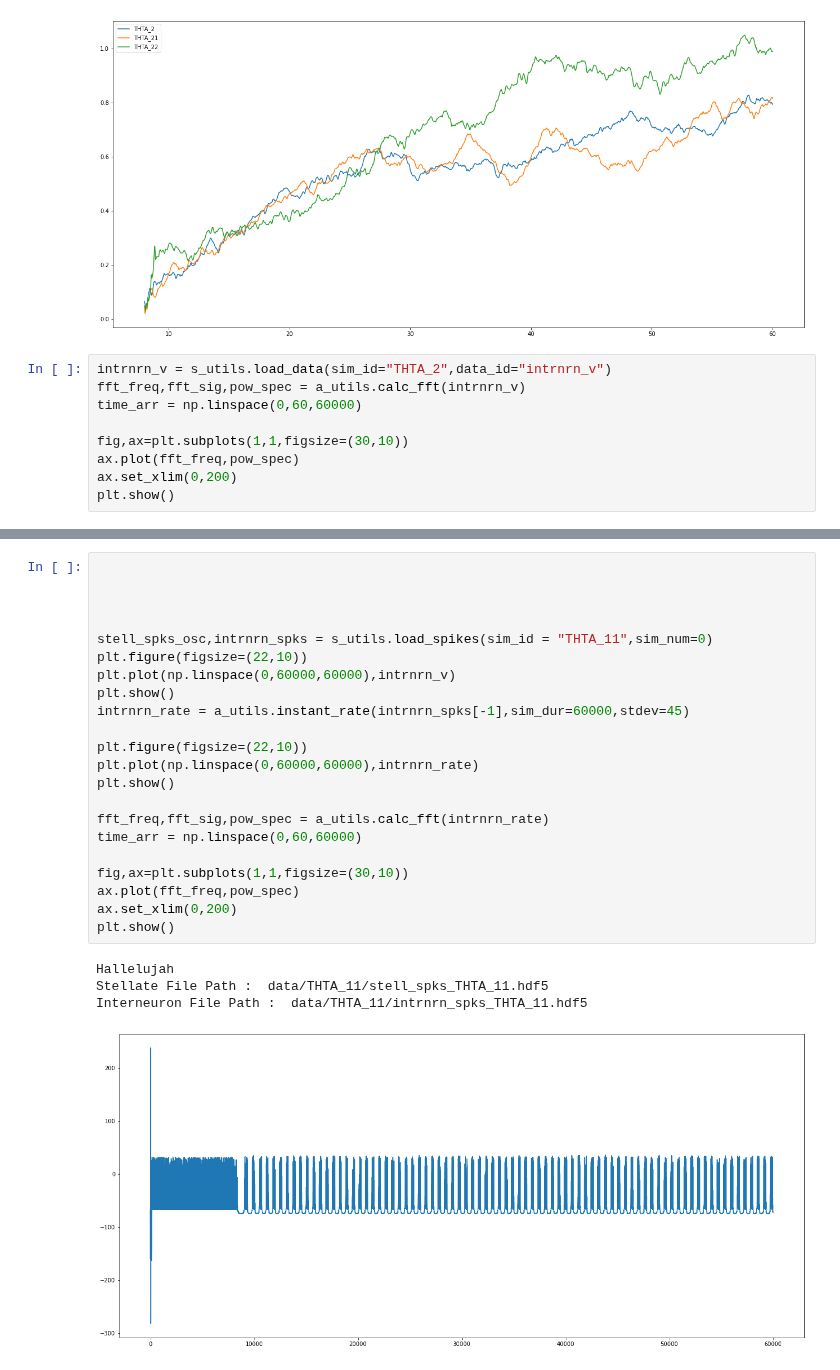
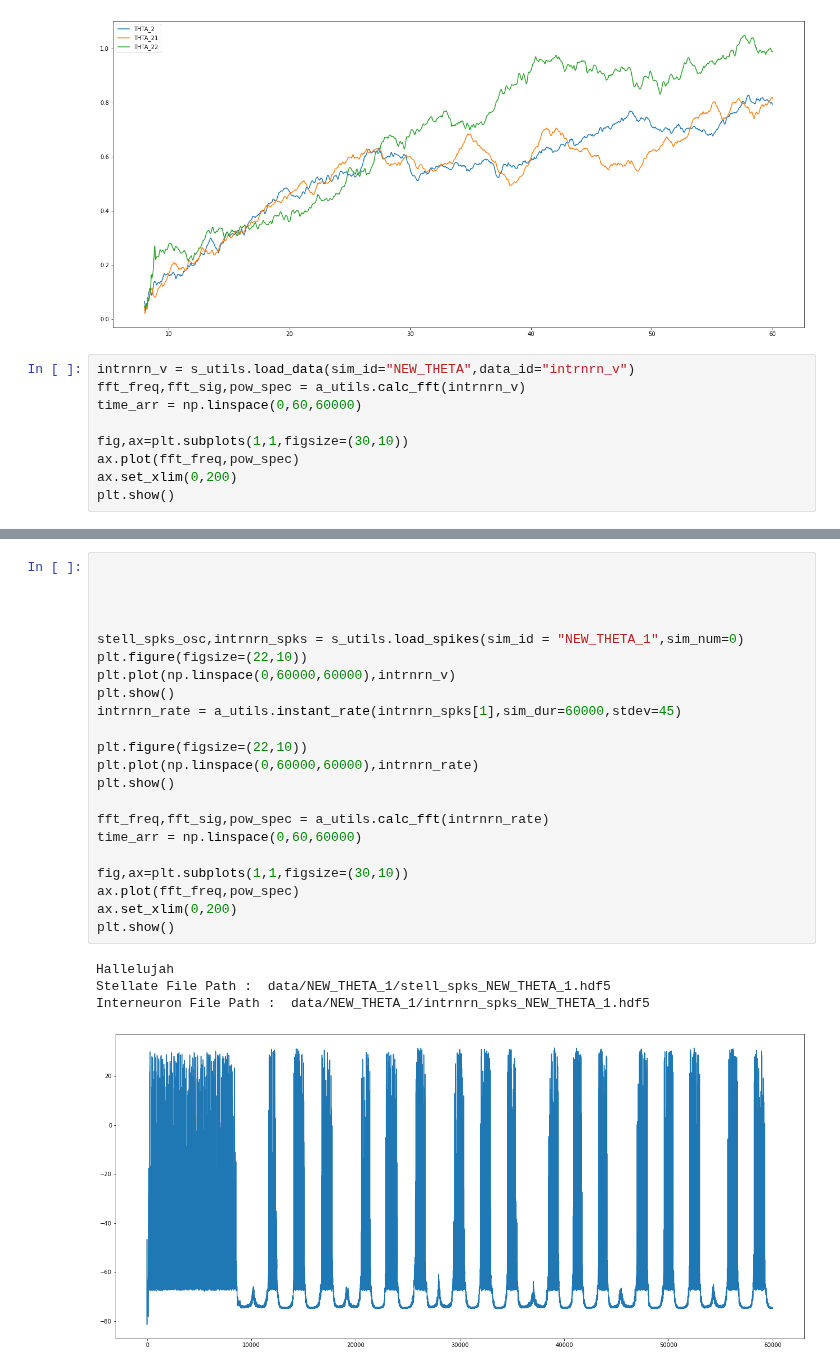
Before and after one commit to tiny-infinity/GridCellsCopy, a Jupyter notebook: analysis/notebooks/theta_analysis/gov_3.ipynb, the cells around one changed output, grey strips where cells are left out. Cells and saved outputs as stored; diff of their text form.

```diff
--- a/analysis/notebooks/theta_analysis/gov_3.ipynb
+++ b/analysis/notebooks/theta_analysis/gov_3.ipynb
@@ -270,7 +318,7 @@ Stellate File Path :  data/THTA_22/stell_spks_THTA_22.hdf5
 Interneuron File Path :  data/THTA_22/intrnrn_spks_THTA_22.hdf5
 [figure]
 # %%
-intrnrn_v = s_utils.load_data(sim_id="THTA_2",data_id="intrnrn_v")
+intrnrn_v = s_utils.load_data(sim_id="NEW_THETA",data_id="intrnrn_v")
 fft_freq,fft_sig,pow_spec = a_utils.calc_fft(intrnrn_v)
 time_arr = np.linspace(0,60,60000)
 
@@ -283,27 +331,27 @@ plt.show()
 # %%
 
 
 
 
-stell_spks_osc,intrnrn_spks = s_utils.load_spikes(sim_id = "THTA_11",sim_num=0)
+stell_spks_osc,intrnrn_spks = s_utils.load_spikes(sim_id = "NEW_THETA_1",sim_num=0)
 plt.figure(figsize=(22,10))
 plt.plot(np.linspace(0,60000,60000),intrnrn_v)
 plt.show()
-intrnrn_rate = a_utils.instant_rate(intrnrn_spks[-1],sim_dur=60000,stdev=45)
+intrnrn_rate = a_utils.instant_rate(intrnrn_spks[1],sim_dur=60000,stdev=45)
 
 plt.figure(figsize=(22,10))
 plt.plot(np.linspace(0,60000,60000),intrnrn_rate)
 plt.show()
 
 fft_freq,fft_sig,pow_spec = a_utils.calc_fft(intrnrn_rate)
 time_arr = np.linspace(0,60,60000)
 
 fig,ax=plt.subplots(1,1,figsize=(30,10))
 ax.plot(fft_freq,pow_spec)
 ax.set_xlim(0,200)
 plt.show()
 # %% [output]
 Hallelujah
-Stellate File Path :  data/THTA_11/stell_spks_THTA_11.hdf5
-Interneuron File Path :  data/THTA_11/intrnrn_spks_THTA_11.hdf5
+Stellate File Path :  data/NEW_THETA_1/stell_spks_NEW_THETA_1.hdf5
+Interneuron File Path :  data/NEW_THETA_1/intrnrn_spks_NEW_THETA_1.hdf5
-[figure, old version]
+[figure, new version]
```
Also changed, not shown: parts of 10 cells of this notebook.
